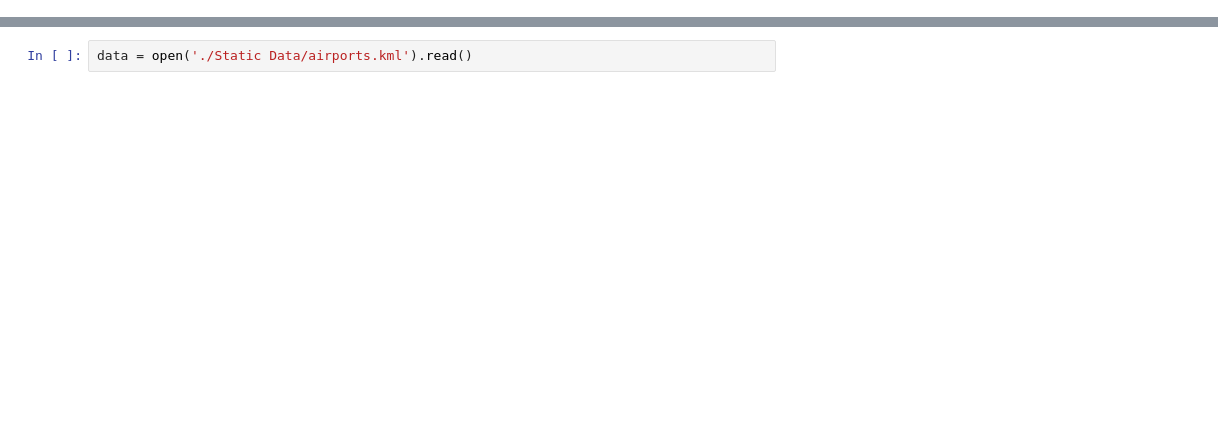
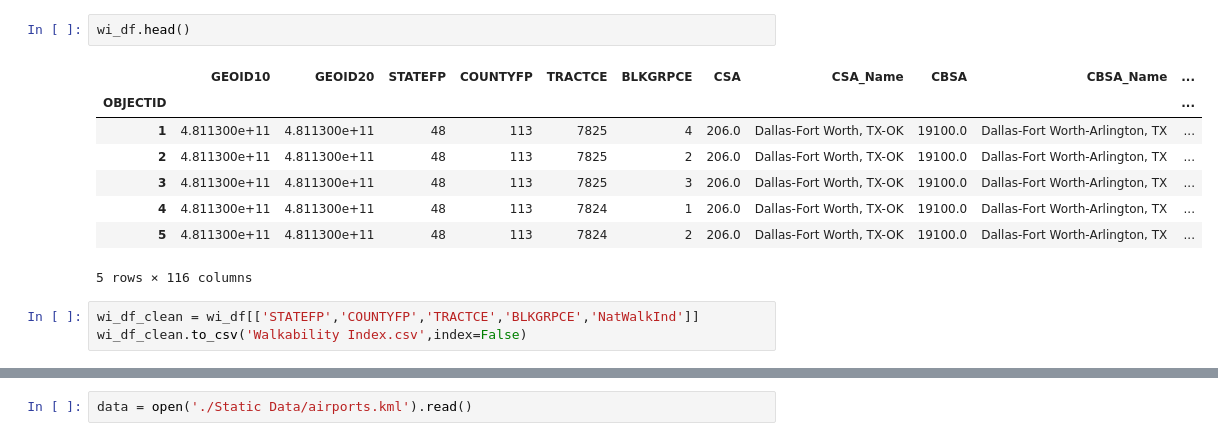
Before and after one commit to SamFritz-Schreck/OA3801FinalProject, a Jupyter notebook: Test notebook.ipynb, the cells around one changed output, grey strips where cells are left out. Saved outputs shown, nothing was run; the diff lists cells and outputs as text; blank space fills up the shorter version.

Commit message:
continued work on walkability index

```diff
--- a/Test notebook.ipynb
+++ b/Test notebook.ipynb
@@ -14,0 +33,14 @@ pn.extension(sizing_mode="stretch_width")
+# %%
+wi_df.head()
+# %% [output]
+|  | GEOID10 | GEOID20 | STATEFP | COUNTYFP | TRACTCE | BLKGRPCE | CSA | CSA_Name | CBSA | CBSA_Name | ... |
+| OBJECTID |  |  |  |  |  |  |  |  |  |  | ... |
+| 1 | 4.811300e+11 | 4.811300e+11 | 48 | 113 | 7825 | 4 | 206.0 | Dallas-Fort Worth, TX-OK | 19100.0 | Dallas-Fort Worth-Arlington, TX | ... |
+| 2 | 4.811300e+11 | 4.811300e+11 | 48 | 113 | 7825 | 2 | 206.0 | Dallas-Fort Worth, TX-OK | 19100.0 | Dallas-Fort Worth-Arlington, TX | ... |
+| 3 | 4.811300e+11 | 4.811300e+11 | 48 | 113 | 7825 | 3 | 206.0 | Dallas-Fort Worth, TX-OK | 19100.0 | Dallas-Fort Worth-Arlington, TX | ... |
+| 4 | 4.811300e+11 | 4.811300e+11 | 48 | 113 | 7824 | 1 | 206.0 | Dallas-Fort Worth, TX-OK | 19100.0 | Dallas-Fort Worth-Arlington, TX | ... |
+| 5 | 4.811300e+11 | 4.811300e+11 | 48 | 113 | 7824 | 2 | 206.0 | Dallas-Fort Worth, TX-OK | 19100.0 | Dallas-Fort Worth-Arlington, TX | ... |
+5 rows × 116 columns
+# %%
+wi_df_clean = wi_df[['STATEFP','COUNTYFP','TRACTCE','BLKGRPCE','NatWalkInd']]
+wi_df_clean.to_csv('Walkability Index.csv',index=False)
```
Also changed, not shown: parts of 12 cells of this notebook, 2 other files.
